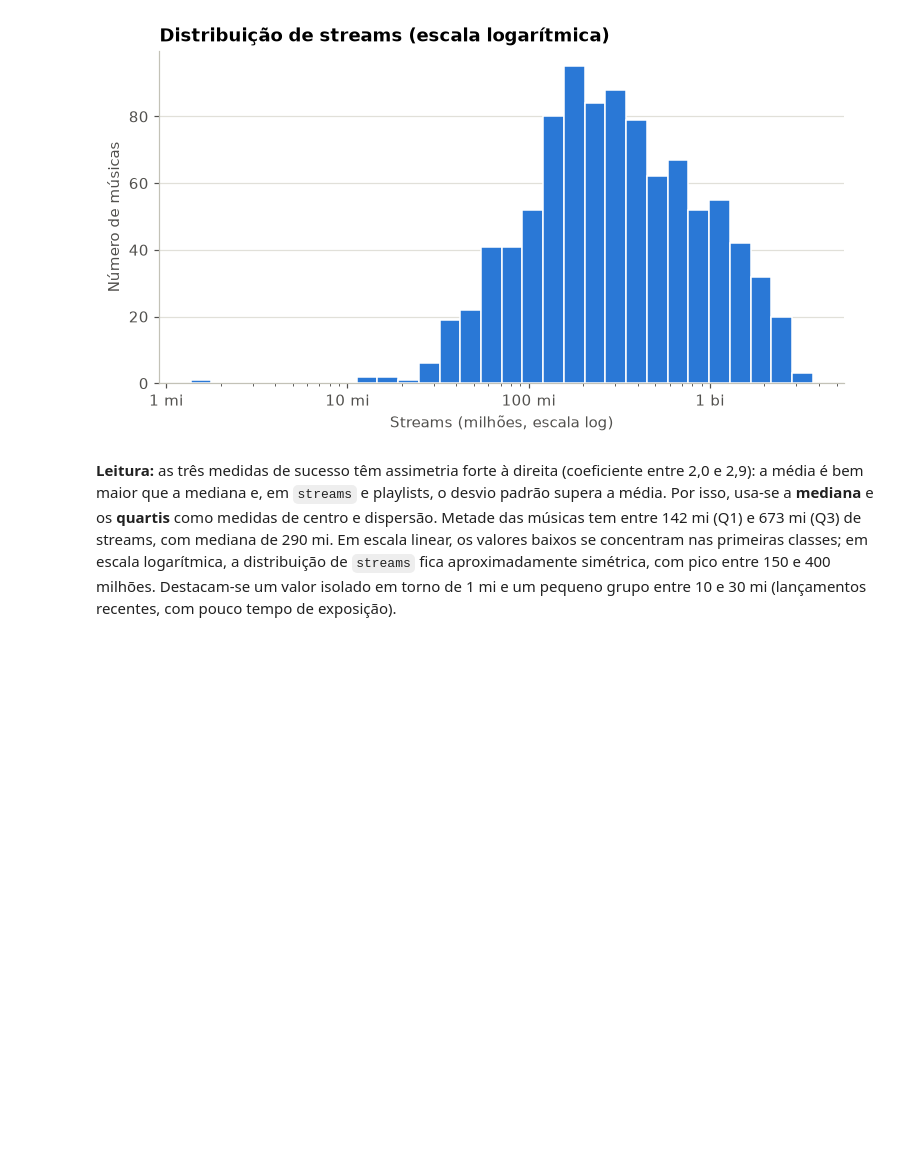
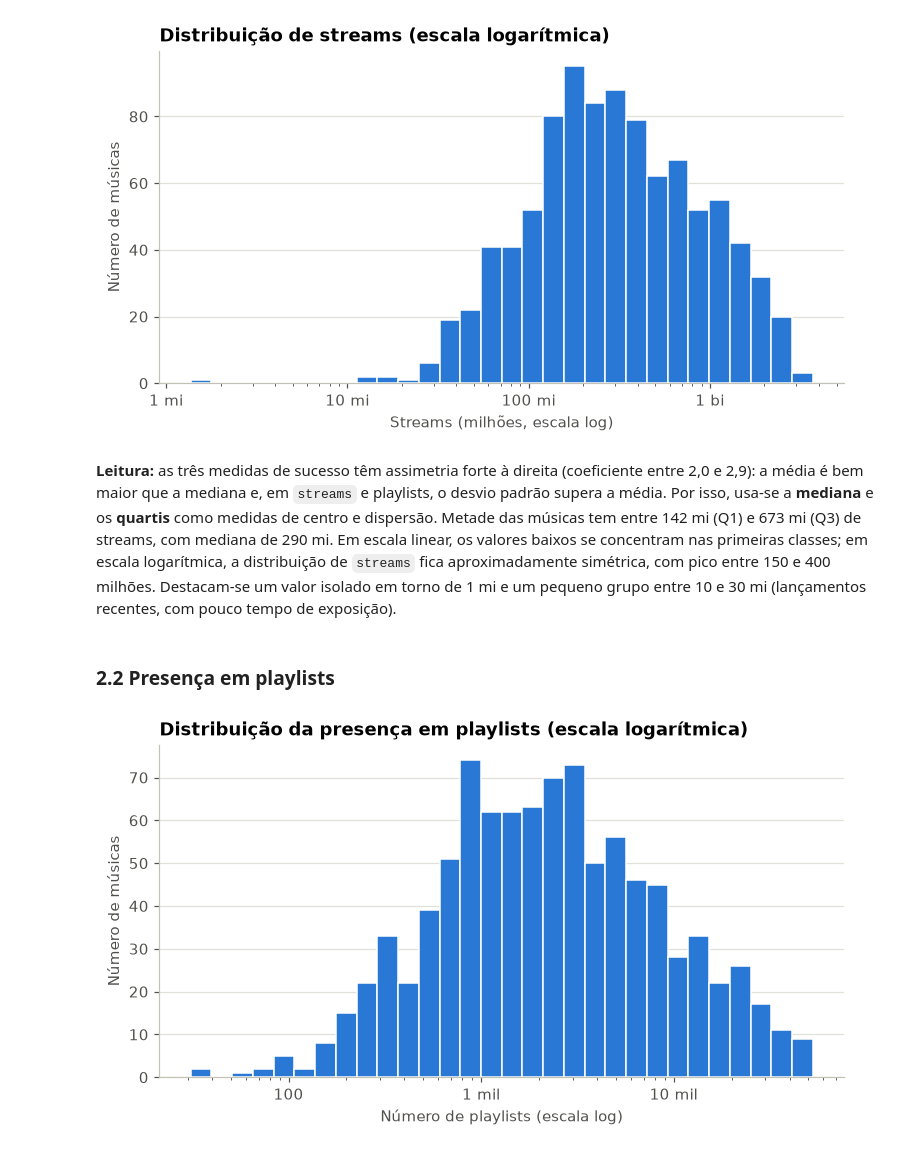
Before and after one commit to CarlosEduardodeCamposOlivera/spotify-streams-analysis, a Jupyter notebook: notebooks/03_analise_descritiva.ipynb, the cells around one changed output. Saved outputs shown, nothing was run; the diff lists cells and outputs as text; code cells hidden in the pictures; blank space fills up the shorter version.

Commit message:
Analisa playlists e charts e define interpretação de in_spotify_charts

```diff
--- a/notebooks/03_analise_descritiva.ipynb
+++ b/notebooks/03_analise_descritiva.ipynb
@@ -312,3 +309,19 @@ Em escala linear, os valores baixos se concentram nas primeiras classes; em esca
 a distribuição de `streams` fica aproximadamente simétrica, com pico
 entre 150 e 400 milhões. Destacam-se um valor isolado em torno de 1 mi e um pequeno grupo entre
 10 e 30 mi (lançamentos recentes, com pouco tempo de exposição).
+# %% [markdown]
+### 2.2 Presença em playlists
+# %%
+fig, ax = plotar_histograma(
+    df["in_spotify_playlists"],
+    bins=30,
+    titulo="Distribuição da presença em playlists (escala logarítmica)",
+    rotulo_x="Número de playlists (escala log)",
+    escala_log=True,
+)
+marcas = [100, 1_000, 10_000]
+ax.set_xticks(marcas)
+ax.set_xticklabels(["100", "1 mil", "10 mil"])
+fig.savefig("../figures/playlists_histograma_log.png", bbox_inches="tight")
+# %% [output]
+[figure, added]
```
Also changed, not shown: parts of 7 cells of this notebook, 2 other files.
